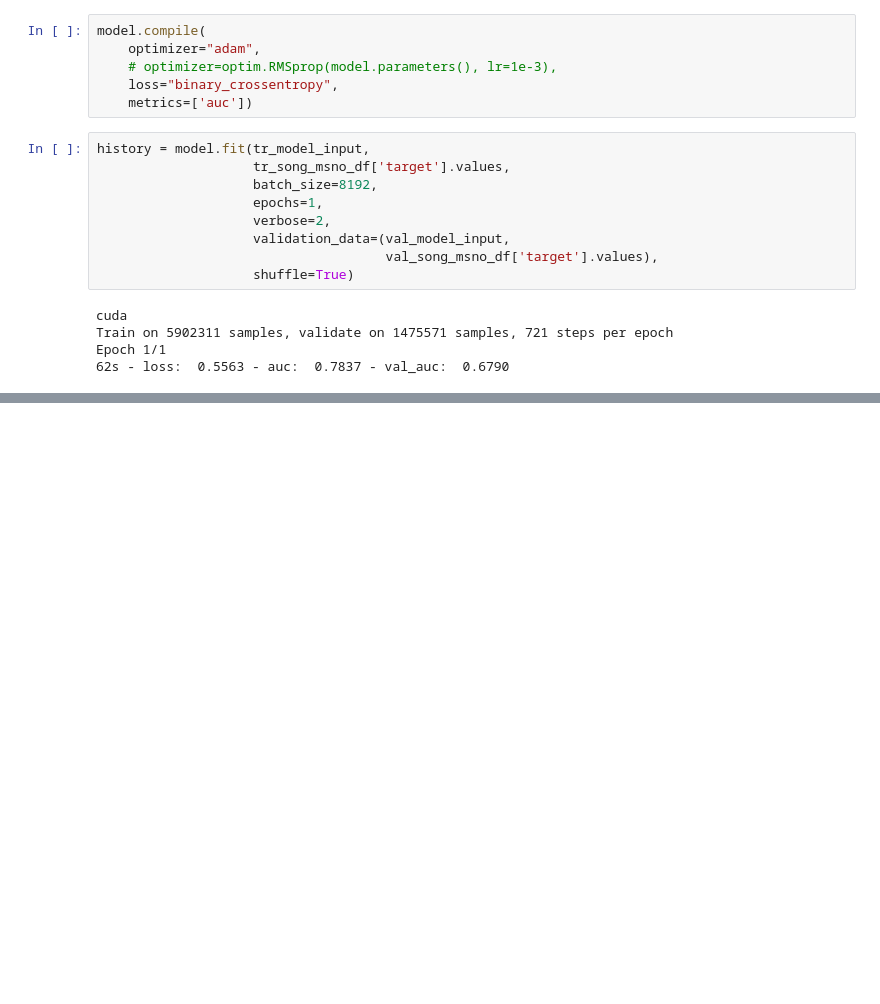
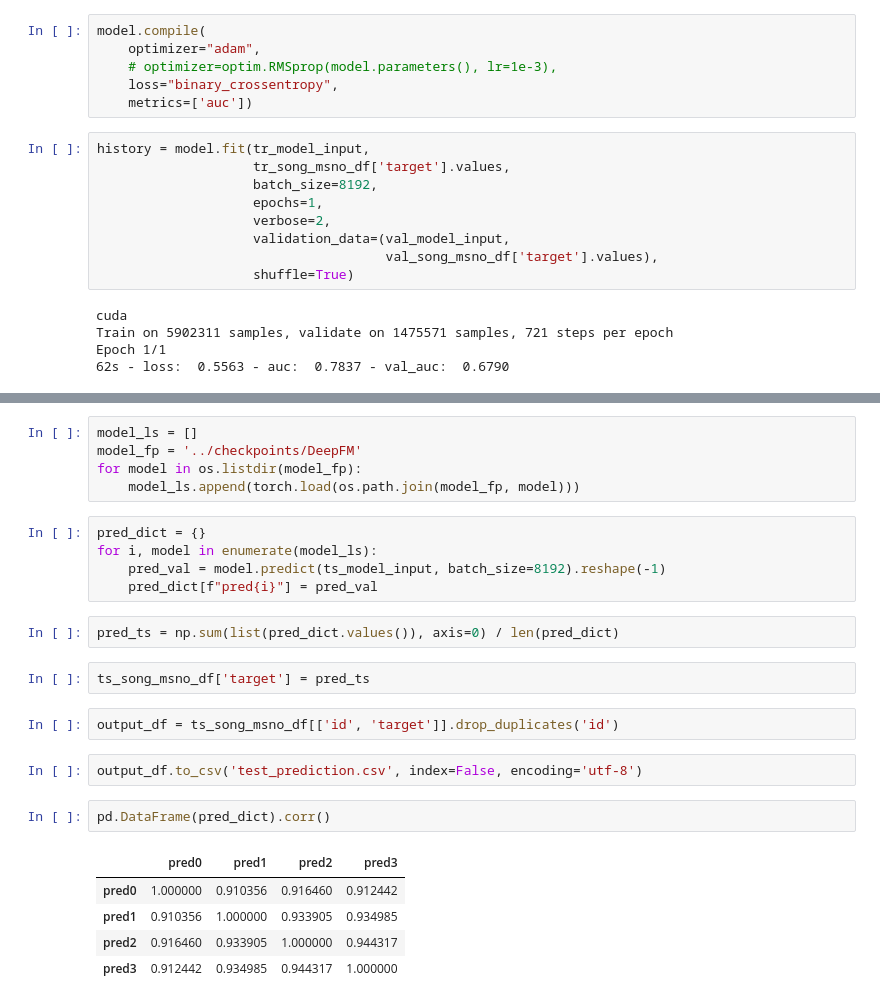
Before and after one commit to Junxiao-Zhao/KKBox_Music_Recommendation_System, a Jupyter notebook: notebooks/Preprocess.ipynb, the cells around one changed output, grey strips where cells are left out. Cells and saved outputs as stored; diff of their text form; blank space fills up the shorter version.

Commit message:
DeepCTR train_pipeline

```diff
--- a/notebooks/Preprocess.ipynb
+++ b/notebooks/Preprocess.ipynb
@@ -377,0 +509,26 @@ Epoch 1/1
+# %%
+model_ls = []
+model_fp = '../checkpoints/DeepFM'
+for model in os.listdir(model_fp):
+    model_ls.append(torch.load(os.path.join(model_fp, model)))
+# %%
+pred_dict = {}
+for i, model in enumerate(model_ls):
+    pred_val = model.predict(ts_model_input, batch_size=8192).reshape(-1)
+    pred_dict[f"pred{i}"] = pred_val
+# %%
+pred_ts = np.sum(list(pred_dict.values()), axis=0) / len(pred_dict)
+# %%
+ts_song_msno_df['target'] = pred_ts
+# %%
+output_df = ts_song_msno_df[['id', 'target']].drop_duplicates('id')
+# %%
+output_df.to_csv('test_prediction.csv', index=False, encoding='utf-8')
+# %%
+pd.DataFrame(pred_dict).corr()
+# %% [output]
+|  | pred0 | pred1 | pred2 | pred3 |
+| pred0 | 1.000000 | 0.910356 | 0.916460 | 0.912442 |
+| pred1 | 0.910356 | 1.000000 | 0.933905 | 0.934985 |
+| pred2 | 0.916460 | 0.933905 | 1.000000 | 0.944317 |
+| pred3 | 0.912442 | 0.934985 | 0.944317 | 1.000000 |
```
Also changed, not shown: parts of 15 cells of this notebook, 3 other files.
